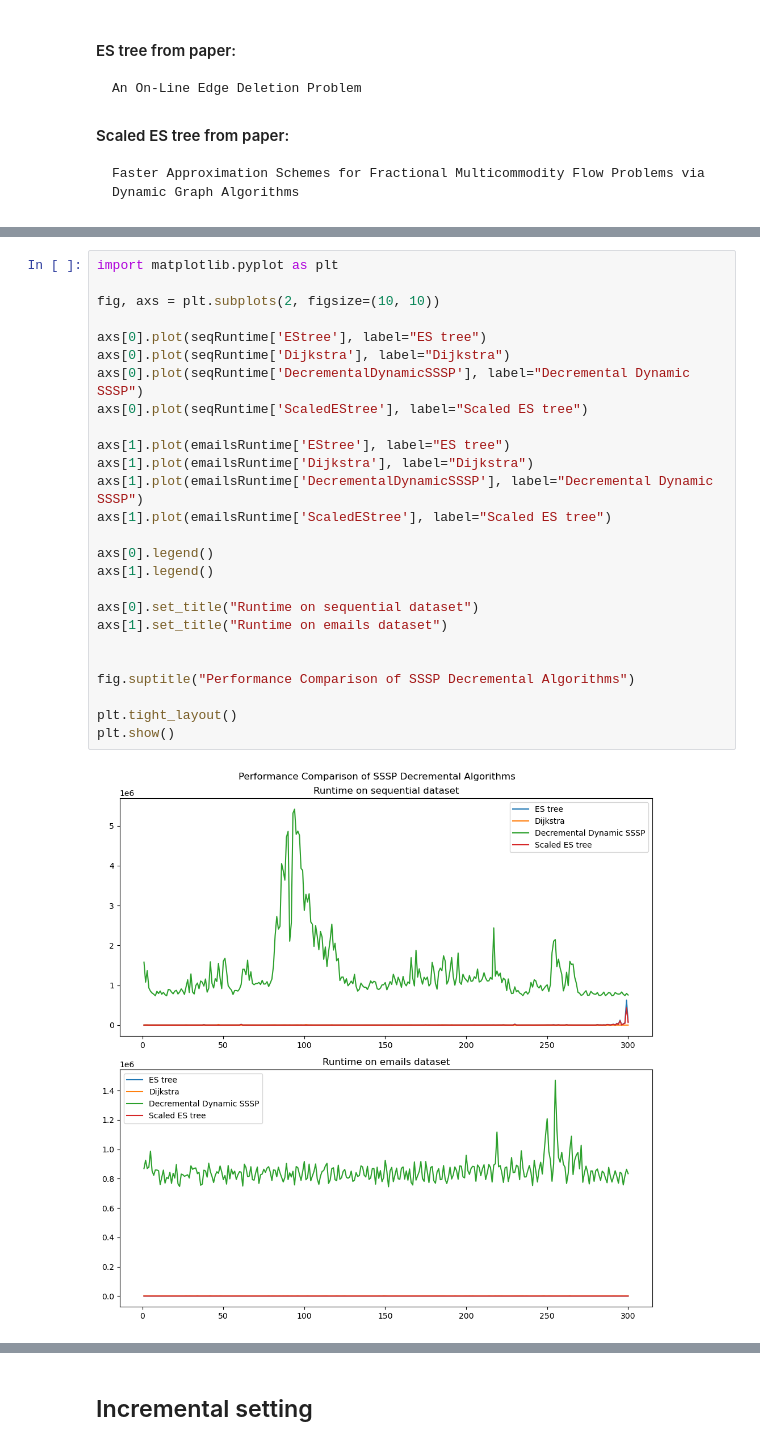
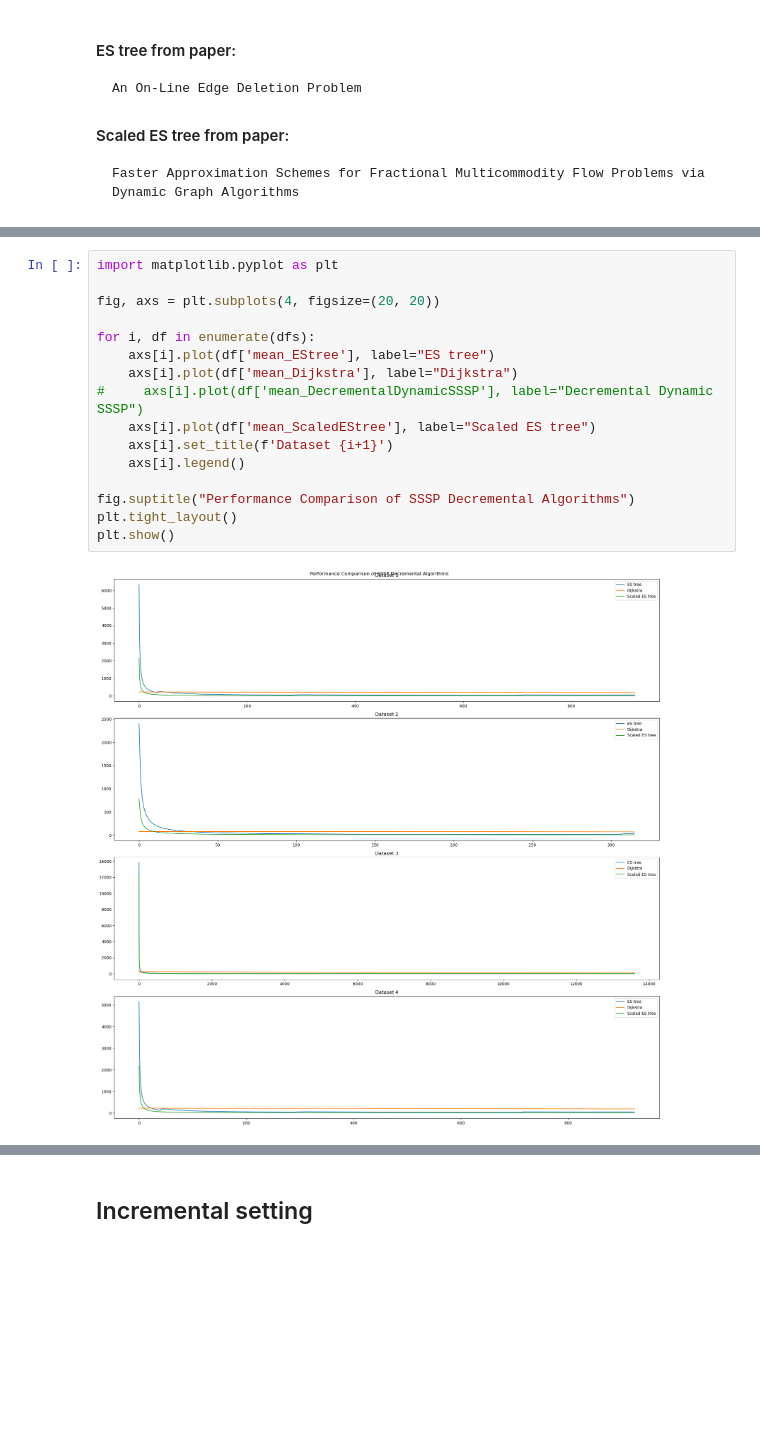
Before and after one commit to nina314/master-thesis, a Jupyter notebook: runtime_cost_analysis.ipynb, the cells around one changed output, grey strips where cells are left out. Saved outputs shown, nothing was run; the diff lists cells and outputs as text; blank space fills up the shorter version.

```diff
--- a/runtime_cost_analysis.ipynb
+++ b/runtime_cost_analysis.ipynb
@@ -25,28 +38,18 @@ seqRuntime = seqRuntime[1:301]
 # %%
 import matplotlib.pyplot as plt
 
-fig, axs = plt.subplots(2, figsize=(10, 10))
+fig, axs = plt.subplots(4, figsize=(20, 20))
 
-axs[0].plot(seqRuntime['EStree'], label="ES tree")
-axs[0].plot(seqRuntime['Dijkstra'], label="Dijkstra")
-axs[0].plot(seqRuntime['DecrementalDynamicSSSP'], label="Decremental Dynamic SSSP")
-axs[0].plot(seqRuntime['ScaledEStree'], label="Scaled ES tree")
-
-axs[1].plot(emailsRuntime['EStree'], label="ES tree")
-axs[1].plot(emailsRuntime['Dijkstra'], label="Dijkstra")
-axs[1].plot(emailsRuntime['DecrementalDynamicSSSP'], label="Decremental Dynamic SSSP")
-axs[1].plot(emailsRuntime['ScaledEStree'], label="Scaled ES tree")
-
-axs[0].legend()
-axs[1].legend()
-
-axs[0].set_title("Runtime on sequential dataset")
-axs[1].set_title("Runtime on emails dataset")
-
+for i, df in enumerate(dfs):
+    axs[i].plot(df['mean_EStree'], label="ES tree")
+    axs[i].plot(df['mean_Dijkstra'], label="Dijkstra")
+#     axs[i].plot(df['mean_DecrementalDynamicSSSP'], label="Decremental Dynamic SSSP")
+    axs[i].plot(df['mean_ScaledEStree'], label="Scaled ES tree")
+    axs[i].set_title(f'Dataset {i+1}')
+    axs[i].legend()
 
 fig.suptitle("Performance Comparison of SSSP Decremental Algorithms")
-
 plt.tight_layout()
 plt.show()
 # %% [output]
-[figure, old version]
+[figure, new version]
```
Also changed, not shown: parts of 16 cells of this notebook, 27 other files.
